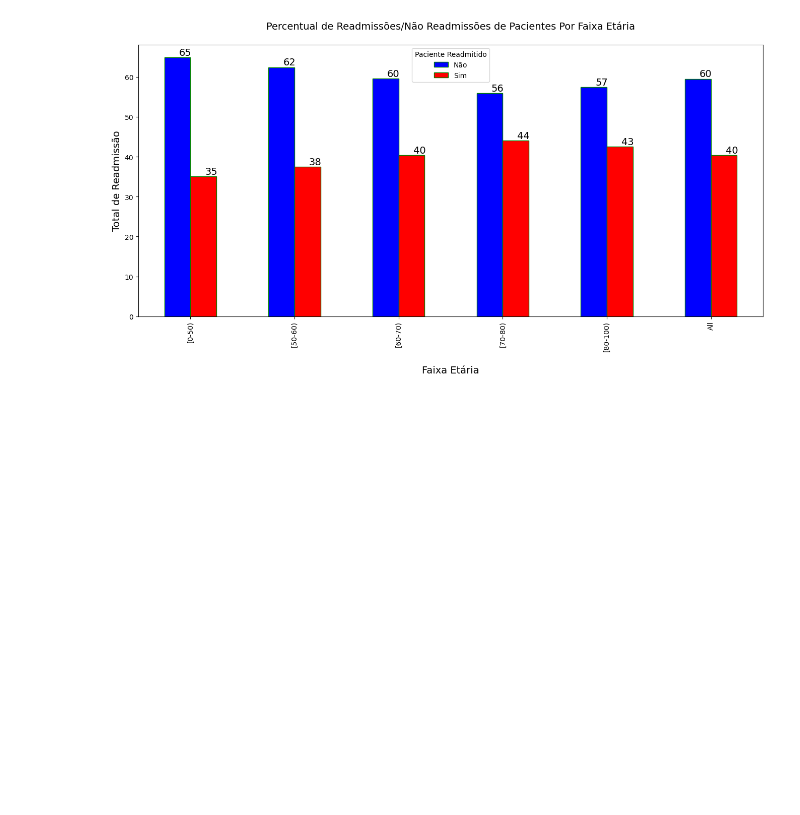
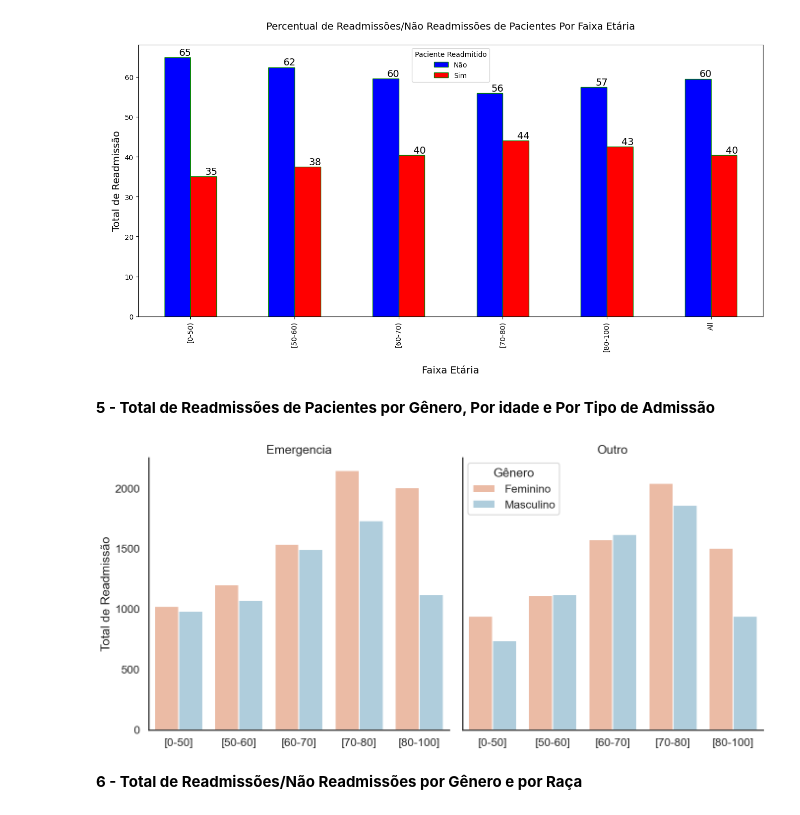
Before and after one commit to leojutsu/analise_de_dados, a Jupyter notebook: Projeto8.ipynb, the cells around one changed output. Cells and saved outputs as stored; diff of their text form; code cells hidden in the pictures; blank space fills up the shorter version.

```diff
--- a/Projeto8.ipynb
+++ b/Projeto8.ipynb
@@ -225,0 +222,35 @@ plt.show()
+# %% [markdown]
+**5 - Total de Readmissões de Pacientes por Gênero, Por idade e Por Tipo de Admissão**
+# %%
+# Catplot (Plot de Categorias com Gráfico de Barras)
+
+# Vamos incluir o background
+sns.set(style = "white", context = "talk")
+
+# Criação do gráfico de barras com catplot
+g = sns.catplot(x = 'age',
+                y = 'readmitted',
+                hue = 'gender',
+                col = 'admission_type_id',
+                estimator = np.sum,
+                data = file,
+                palette = "RdBu",
+                kind = "bar",
+                height = 7,
+                aspect = 1,
+                legend = False,
+                ci = None)
+
+# labels
+(g.set_axis_labels("", "Total de Readmissão")
+ .set_xticklabels(["[0-50]", "[50-60]", "[60-70]", "[70-80]", "[80-100]"])
+ .set_titles("{col_name}"))
+
+# Legenda
+plt.legend(title= 'Gênero', loc= 'upper left', labels = ['Feminino', 'Masculino'])
+
+plt.show()
+# %% [output]
+[figure, added]
+# %% [markdown]
+**6 - Total de Readmissões/Não Readmissões por Gênero e por Raça**
```
Also changed, not shown: parts of 10 cells of this notebook.
